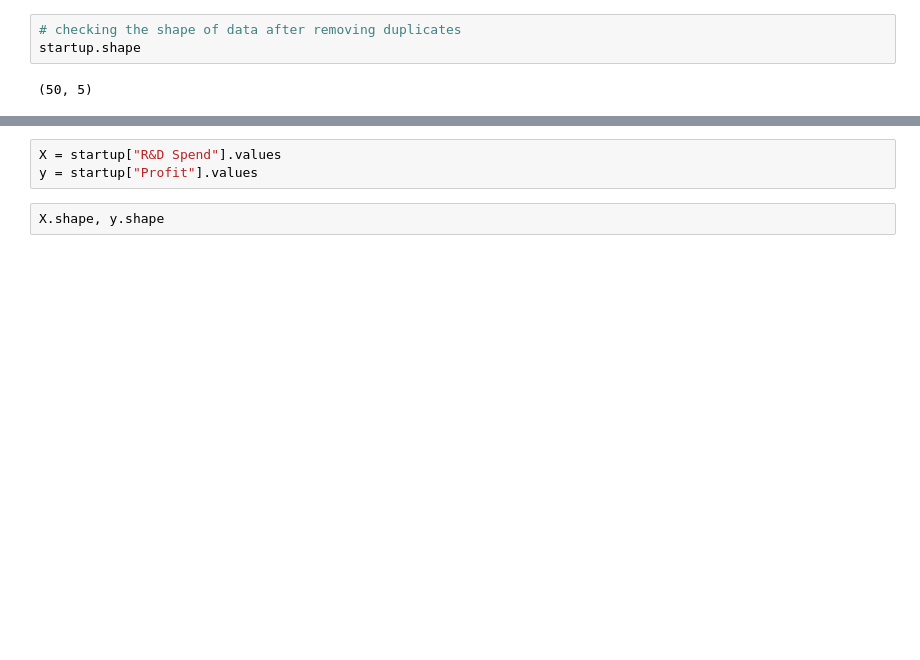
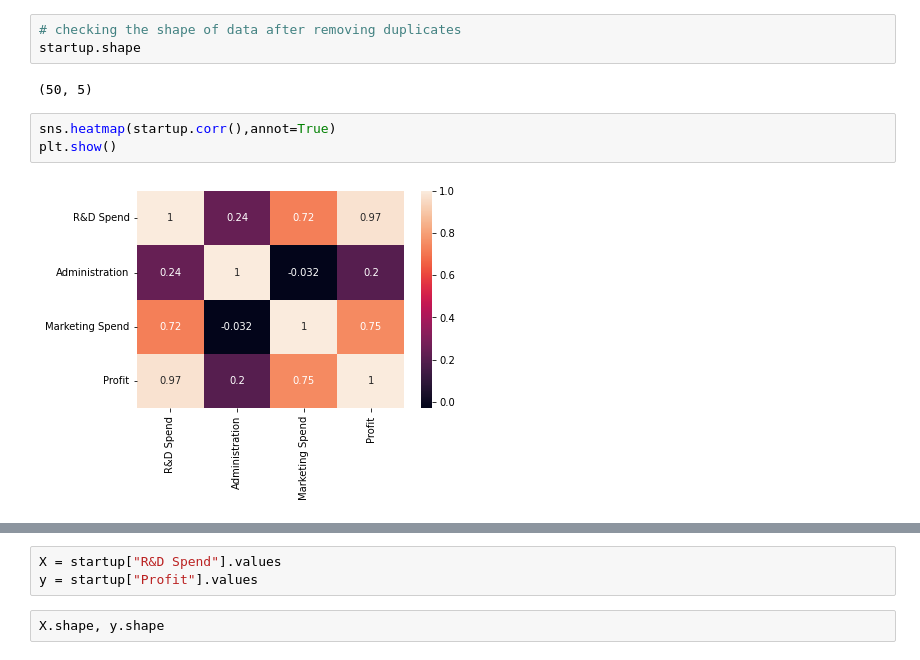
Before and after one commit to Maheshcheegiti/FML, a Jupyter notebook: Univariate_Regression_on_50_Startups_dataset.ipynb, the cells around one changed output, grey strips where cells are left out. Drawn from its saved outputs; the diff is of its cells as text; blank space fills up the shorter version.

```diff
--- a/Univariate_Regression_on_50_Startups_dataset.ipynb
+++ b/Univariate_Regression_on_50_Startups_dataset.ipynb
@@ -81,3 +81,8 @@ startup.drop_duplicates(keep="first",inplace= True)
 startup.shape
 # %% [output]
 (50, 5)
+# %%
+sns.heatmap(startup.corr(),annot=True)
+plt.show()
+# %% [output]
+[figure, added]
```
Also changed, not shown: parts of 12 cells of this notebook.
